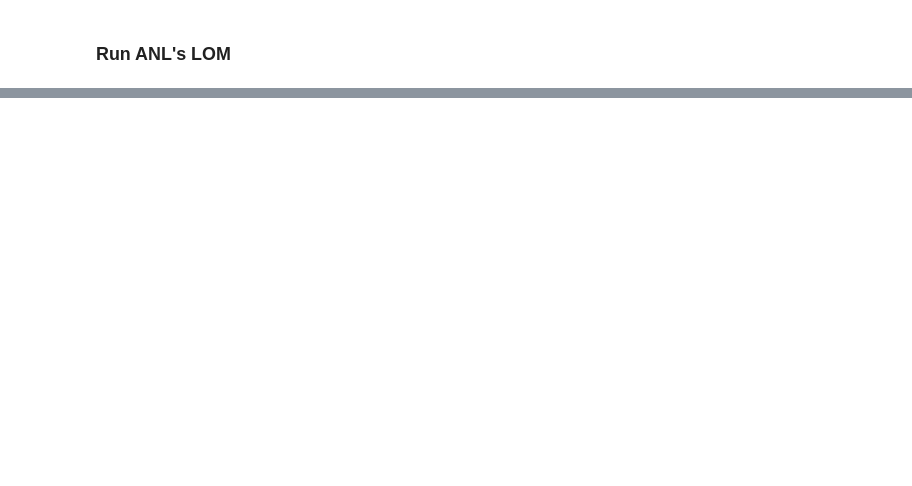
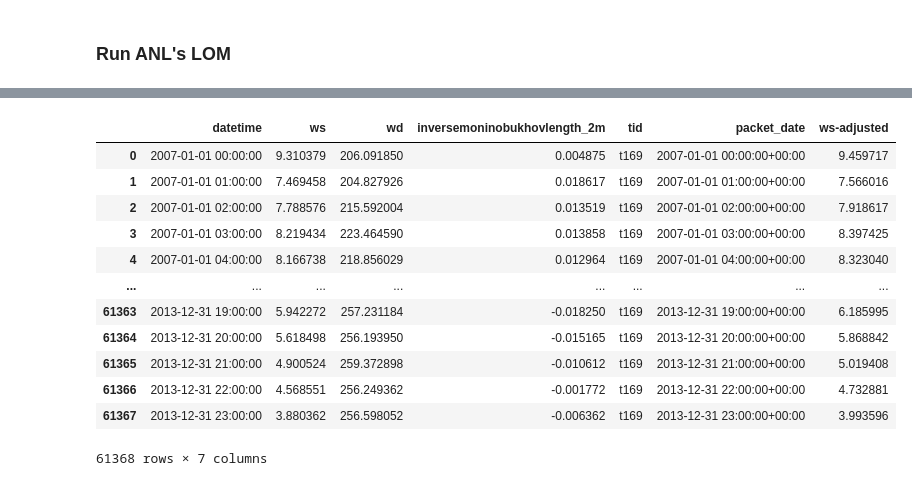
Before and after one commit to NREL/dw-tap, a Jupyter notebook: notebooks/validation/03 Run PILOWF.ipynb, the cells around one changed output, grey strips where cells are left out. Cells and saved outputs as stored; diff of their text form; code cells hidden in the pictures; blank space fills up the shorter version.

```diff
--- a/notebooks/validation/03 Run PILOWF.ipynb
+++ b/notebooks/validation/03 Run PILOWF.ipynb
@@ -340,0 +434,18 @@ for wind_source in wind_sources:
+# %%
+# Update this to look at the latest result
+res = pd.read_csv("03 Model Outputs/bergey_anl_t169_wtk_bldgsonly_100m.csv.bz2")
+res
+# %% [output]
+|  | datetime | ws | wd | inversemoninobukhovlength_2m | tid | packet_date | ws-adjusted |
+| 0 | 2007-01-01 00:00:00 | 9.310379 | 206.091850 | 0.004875 | t169 | 2007-01-01 00:00:00+00:00 | 9.459717 |
+| 1 | 2007-01-01 01:00:00 | 7.469458 | 204.827926 | 0.018617 | t169 | 2007-01-01 01:00:00+00:00 | 7.566016 |
+| 2 | 2007-01-01 02:00:00 | 7.788576 | 215.592004 | 0.013519 | t169 | 2007-01-01 02:00:00+00:00 | 7.918617 |
+| 3 | 2007-01-01 03:00:00 | 8.219434 | 223.464590 | 0.013858 | t169 | 2007-01-01 03:00:00+00:00 | 8.397425 |
+| 4 | 2007-01-01 04:00:00 | 8.166738 | 218.856029 | 0.012964 | t169 | 2007-01-01 04:00:00+00:00 | 8.323040 |
+| ... | ... | ... | ... | ... | ... | ... | ... |
+| 61363 | 2013-12-31 19:00:00 | 5.942272 | 257.231184 | -0.018250 | t169 | 2013-12-31 19:00:00+00:00 | 6.185995 |
+| 61364 | 2013-12-31 20:00:00 | 5.618498 | 256.193950 | -0.015165 | t169 | 2013-12-31 20:00:00+00:00 | 5.868842 |
+| 61365 | 2013-12-31 21:00:00 | 4.900524 | 259.372898 | -0.010612 | t169 | 2013-12-31 21:00:00+00:00 | 5.019408 |
+| 61366 | 2013-12-31 22:00:00 | 4.568551 | 256.249362 | -0.001772 | t169 | 2013-12-31 22:00:00+00:00 | 4.732881 |
+| 61367 | 2013-12-31 23:00:00 | 3.880362 | 256.598052 | -0.006362 | t169 | 2013-12-31 23:00:00+00:00 | 3.993596 |
+61368 rows × 7 columns
```
Also changed, not shown: parts of 8 cells of this notebook.
